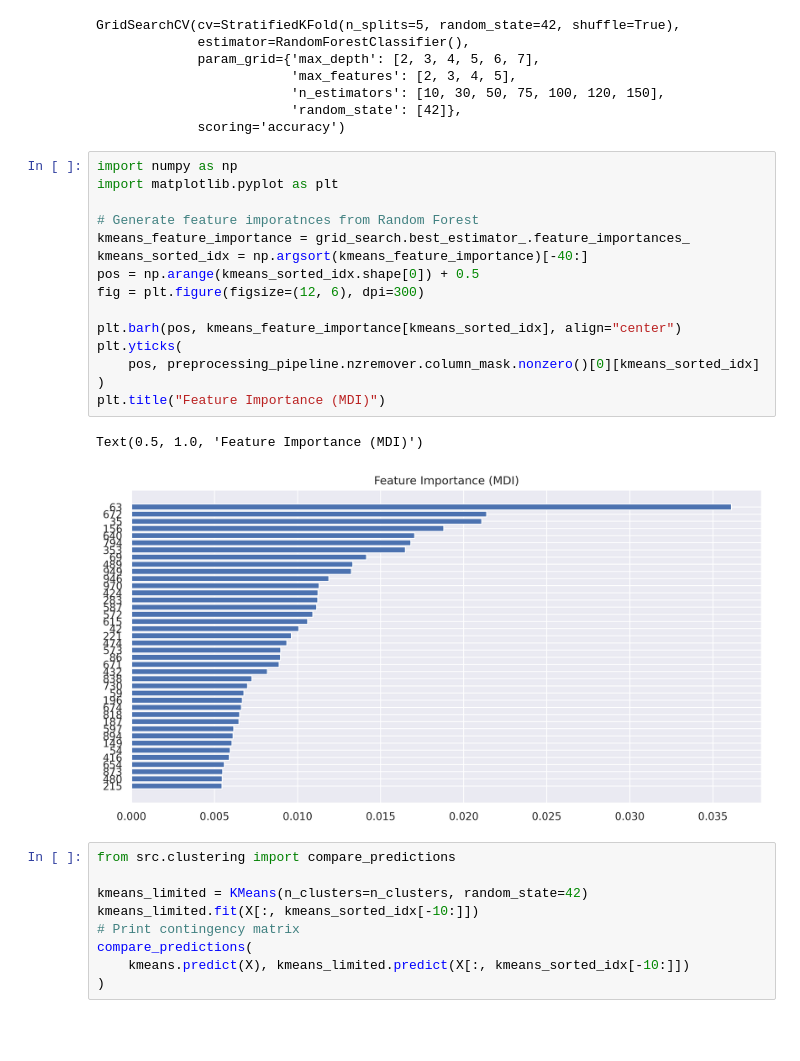
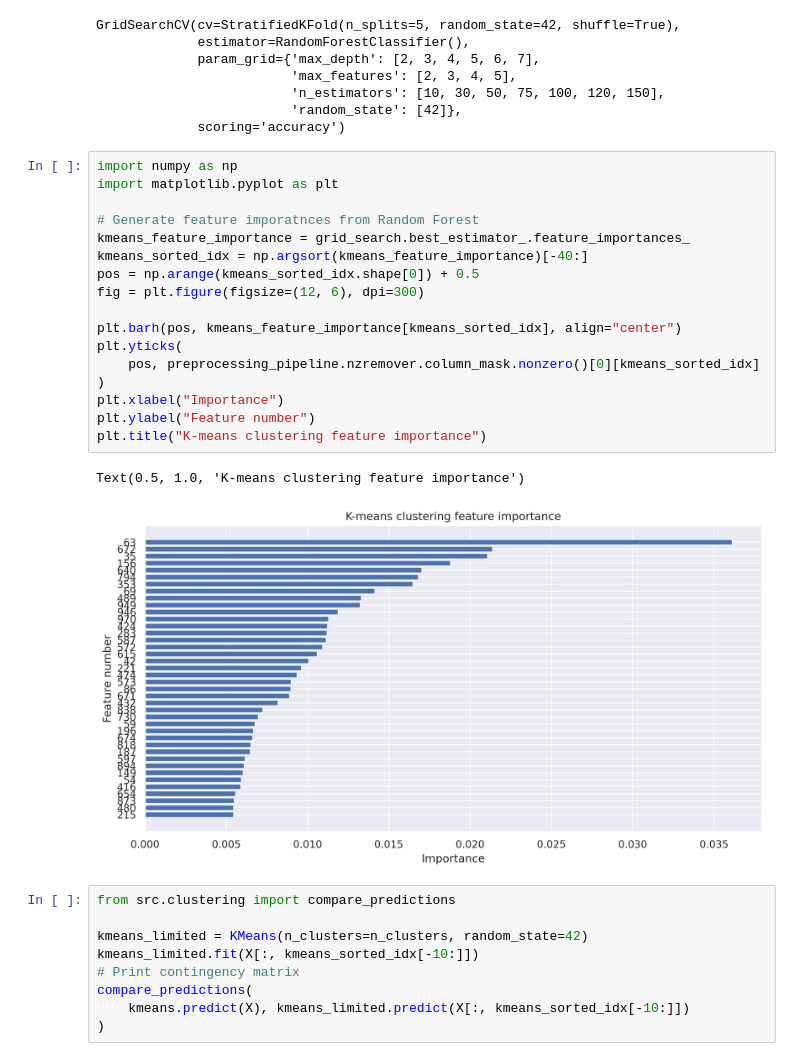
Before and after one commit to 1414vo/DIS-M1-Applied-DS, a Jupyter notebook: notebooks/Q5.ipynb, the cells around one changed output. Drawn from its saved outputs; the diff is of its cells as text; blank space fills up the shorter version.

```diff
--- a/notebooks/Q5.ipynb
+++ b/notebooks/Q5.ipynb
@@ -126,21 +126,23 @@ GridSearchCV(cv=StratifiedKFold(n_splits=5, random_state=42, shuffle=True),
 # %%
 import numpy as np
 import matplotlib.pyplot as plt
 
 # Generate feature imporatnces from Random Forest
 kmeans_feature_importance = grid_search.best_estimator_.feature_importances_
 kmeans_sorted_idx = np.argsort(kmeans_feature_importance)[-40:]
 pos = np.arange(kmeans_sorted_idx.shape[0]) + 0.5
 fig = plt.figure(figsize=(12, 6), dpi=300)
 
 plt.barh(pos, kmeans_feature_importance[kmeans_sorted_idx], align="center")
 plt.yticks(
     pos, preprocessing_pipeline.nzremover.column_mask.nonzero()[0][kmeans_sorted_idx]
 )
-plt.title("Feature Importance (MDI)")
+plt.xlabel("Importance")
+plt.ylabel("Feature number")
+plt.title("K-means clustering feature importance")
 # %% [output]
-Text(0.5, 1.0, 'Feature Importance (MDI)')
+Text(0.5, 1.0, 'K-means clustering feature importance')
-[figure, old version]
+[figure, new version]
 # %%
 from src.clustering import compare_predictions
 
```
Also changed, not shown: parts of 3 cells of this notebook, 3 other files.
